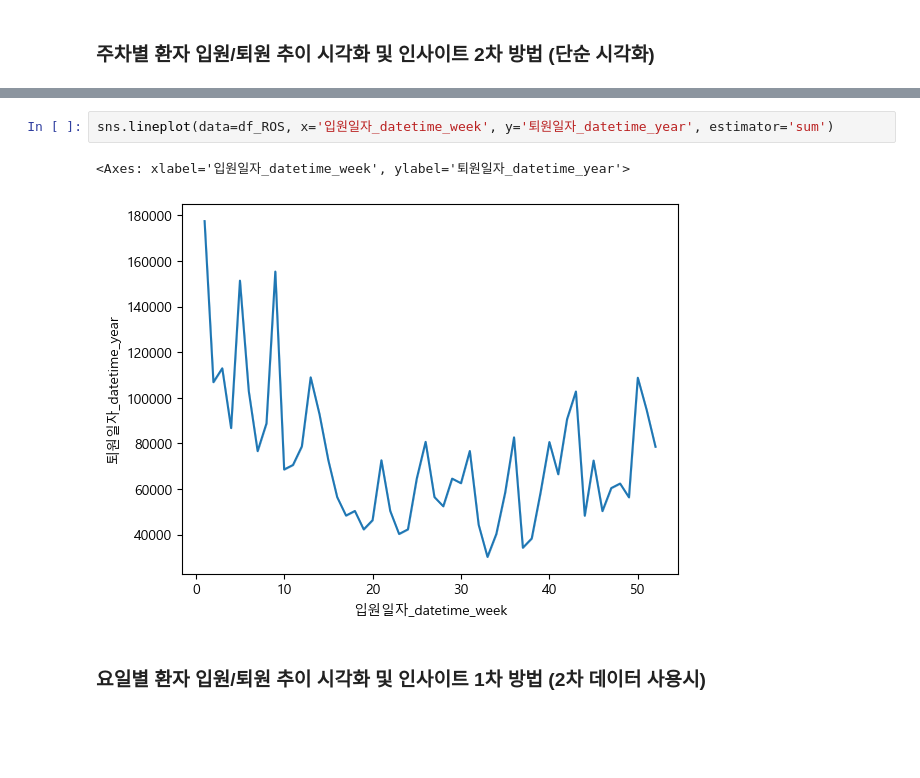
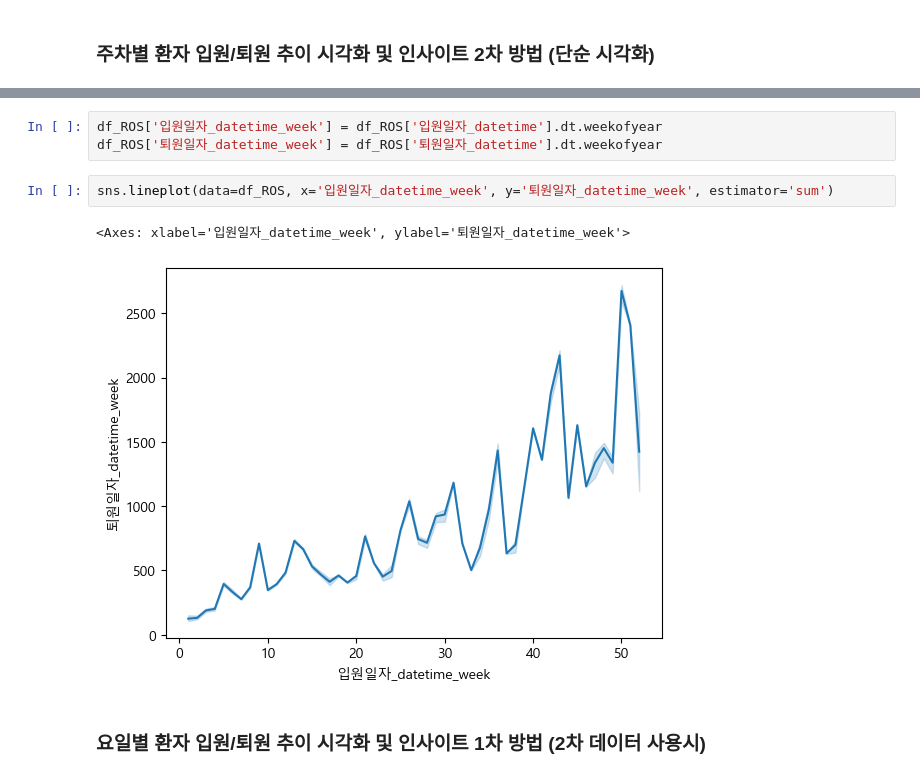
Before and after one commit to araya1203/study_data_analytics, a Jupyter notebook: codes/pandass/ResurrenceOfSurgery_TimeSeries_quest.ipynb, the cells around one changed output, grey strips where cells are left out. Drawn from its saved outputs; the diff is of its cells as text; blank space fills up the shorter version.

```diff
--- a/codes/pandass/ResurrenceOfSurgery_TimeSeries_quest.ipynb
+++ b/codes/pandass/ResurrenceOfSurgery_TimeSeries_quest.ipynb
@@ -106,8 +116,11 @@ df_ROS['퇴원일자_datetime_week'] = df_ROS['퇴원일자_datetime'].dt.weekof
+# %%
+df_ROS['입원일자_datetime_week'] = df_ROS['입원일자_datetime'].dt.weekofyear
+df_ROS['퇴원일자_datetime_week'] = df_ROS['퇴원일자_datetime'].dt.weekofyear
 # %%
-sns.lineplot(data=df_ROS, x='입원일자_datetime_week', y='퇴원일자_datetime_year', estimator='sum')
+sns.lineplot(data=df_ROS, x='입원일자_datetime_week', y='퇴원일자_datetime_week', estimator='sum')
 # %% [output]
-<Axes: xlabel='입원일자_datetime_week', ylabel='퇴원일자_datetime_year'>
+<Axes: xlabel='입원일자_datetime_week', ylabel='퇴원일자_datetime_week'>
-[figure, old version]
+[figure, new version]
 # %% [markdown]
 ### 요일별 환자 입원/퇴원 추이 시각화 및 인사이트 1차 방법 (2차 데이터 사용시)
 # %%
```
Also changed, not shown: parts of 12 cells of this notebook.
